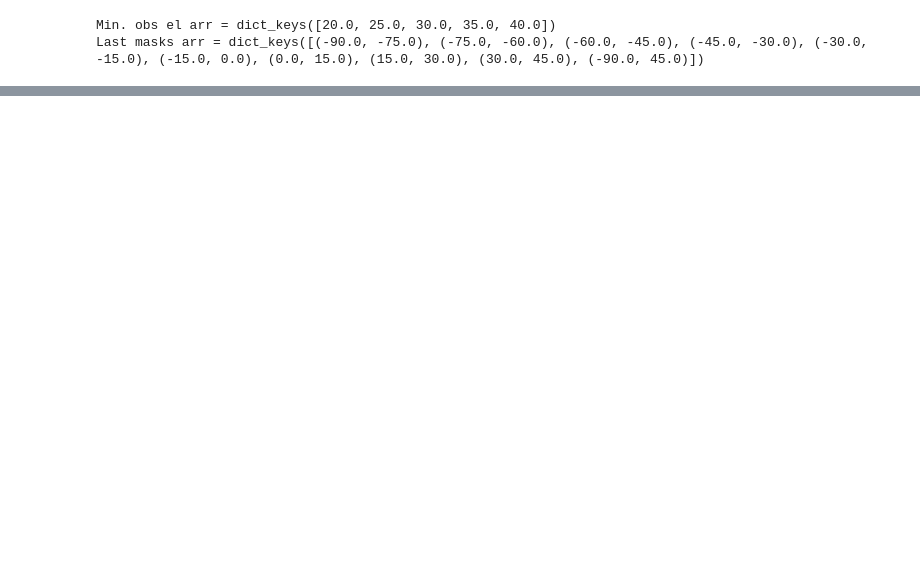
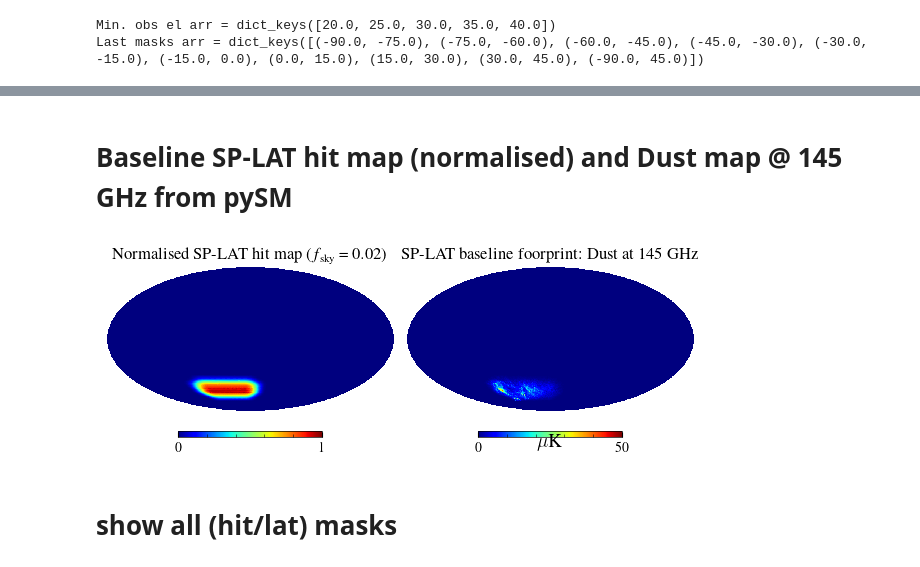
Before and after one commit to sriniraghunathan/cmbs4_minobsel_galcuts, a Jupyter notebook: analyse_results.ipynb, the cells around one changed output, grey strips where cells are left out. Saved outputs shown, nothing was run; the diff lists cells and outputs as text; code cells hidden in the pictures; blank space fills up the shorter version.

```diff
--- a/analyse_results.ipynb
+++ b/analyse_results.ipynb
@@ -56 +100,18 @@ cl_dust = cl_dust/bl**2.
+# %% [markdown]
+# Baseline SP-LAT hit map (normalised) and Dust map @ 145 GHz from pySM
+# %%
+#calculate SP-LAT baseline again
+minval, maxval = 0., 50.
+dust_map = H.read_map('data/cmbs4_dust_uKCMB_LAT-MFL2_nside512_dust_0000.fits')
+hit_map = H.read_map('data/cmbs4_hitmap_LAT-MFPL1_pole_nside512_1_of_1.fits')
+hit_map = hit_map / np.max(hit_map)
+#fsky=np.sum(hit_map[hit_map>0.]/len(hit_map))
+#fsky=len( np.where(hit_map>0.3)[0] )/len(hit_map)
+fsky=np.mean(hit_map)
+H.mollview(hit_map, sub = (121), min = 0., max = 1., title = r'Normalised SP-LAT hit map ($f_{\rm sky} = %.2f$)' %(fsky));
+H.mollview(dust_map * hit_map, sub = (122), unit = r'$\mu$K', min = minval, max = maxval, title = r'SP-LAT baseline foorprint: Dust at 145 GHz' %(fsky)); show()
+# %% [output]
+[figure, added]
+# %% [markdown]
+# show all (hit/lat) masks
 # %%
```
Also changed, not shown: parts of 15 cells of this notebook, 2 other files.
